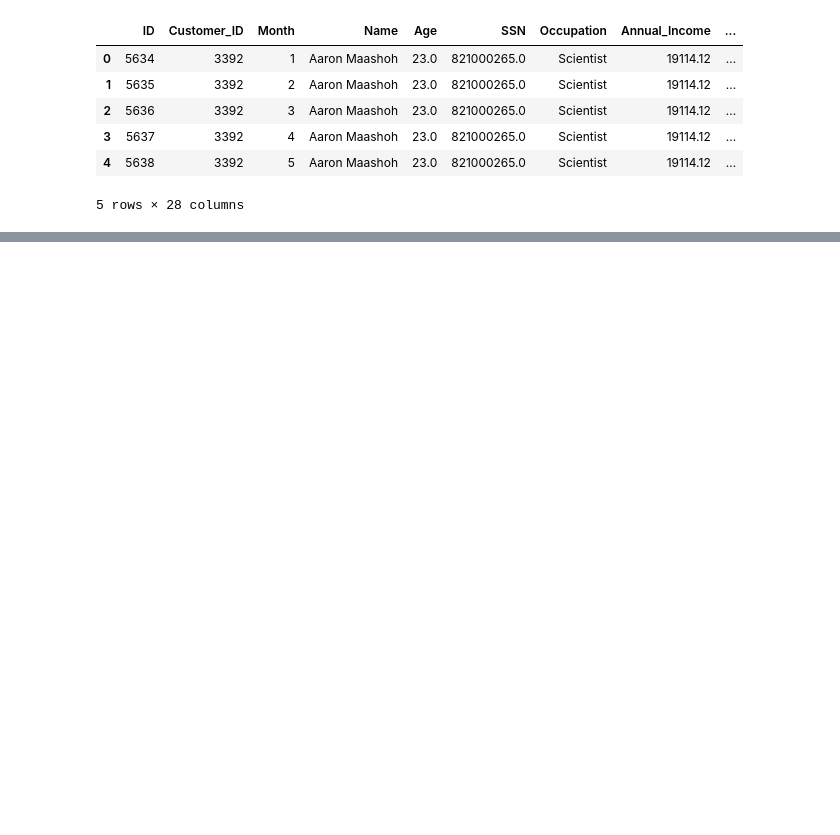
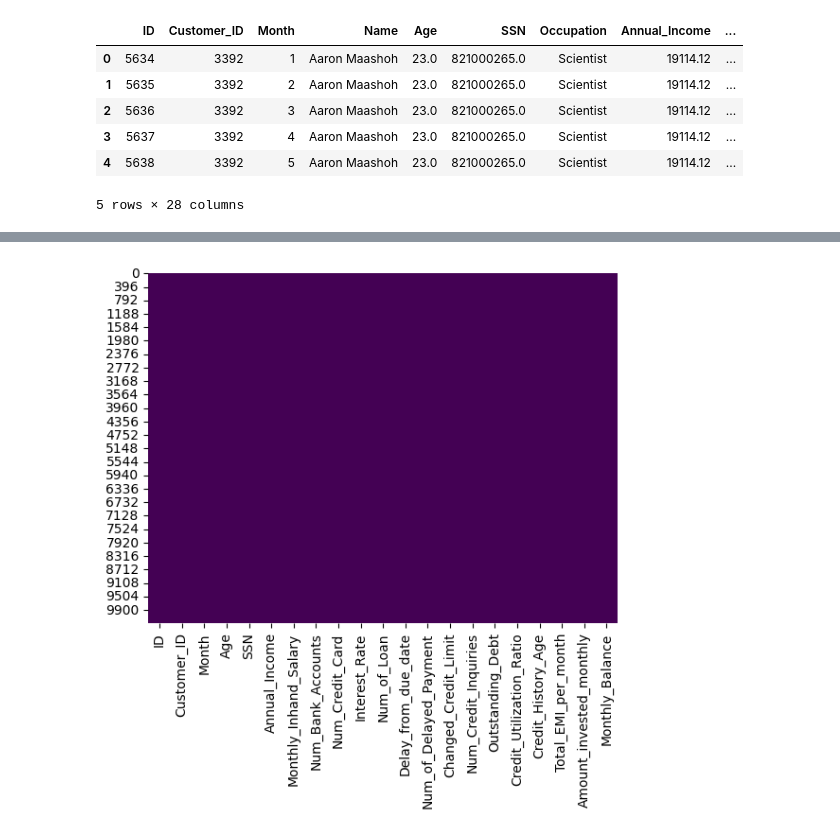
Before and after one commit to thisisanuragn/ANURAG-N, a Jupyter notebook: AnuragN.ipynb, the cells around one changed output, grey strips where cells are left out. Drawn from its saved outputs; the diff is of its cells as text; code cells hidden in the pictures; blank space fills up the shorter version.

```diff
--- a/AnuragN.ipynb
+++ b/AnuragN.ipynb
@@ -119,0 +95,6 @@ filtered_data = numerical_data[~((numerical_data < (Q1 - 1.5 * IQR)) |(numerical
+# %%
+# Visualize missing data
+sns.heatmap(data.isnull(), cbar=False, cmap='viridis')
+plt.show()
+# %% [output]
+[figure, added]
```
Also changed, not shown: parts of 23 cells of this notebook.
